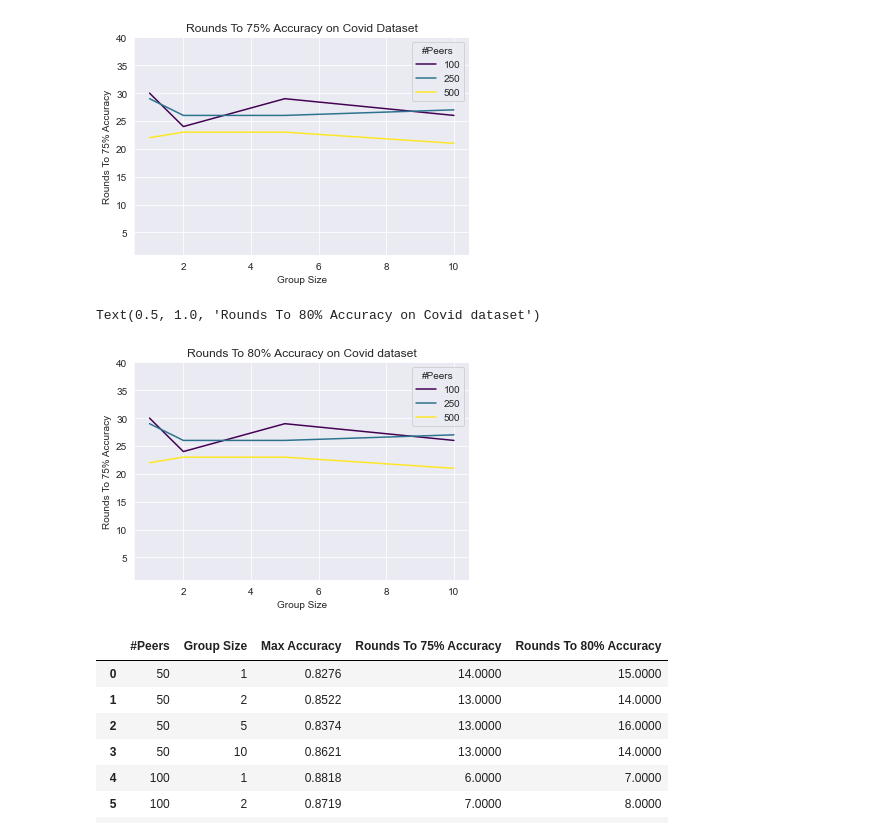
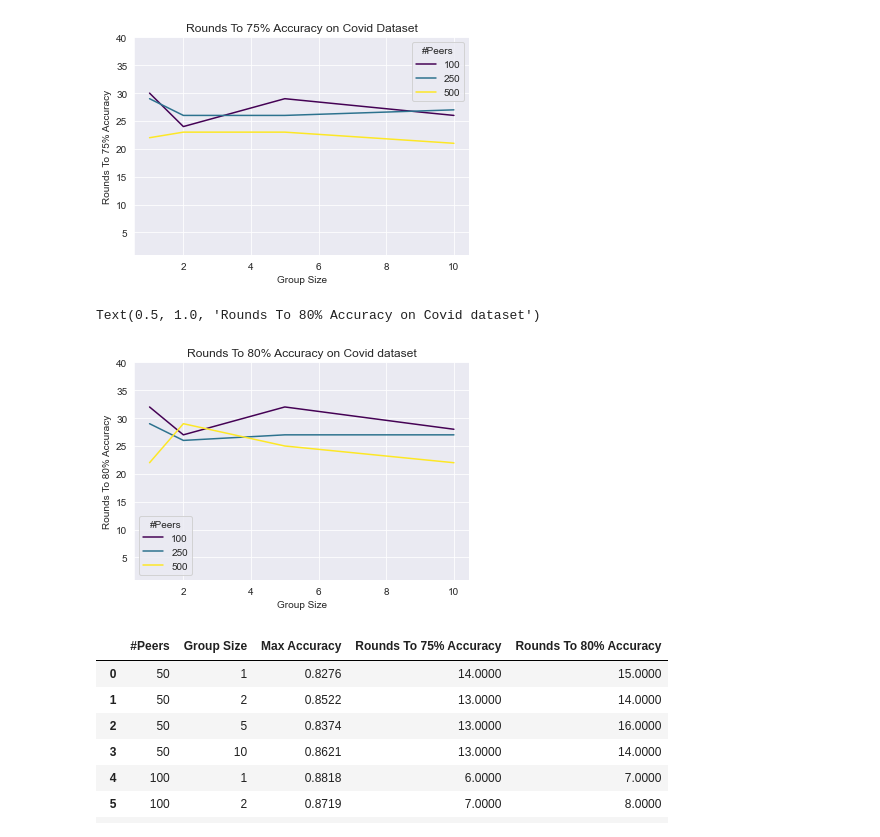
Before and after one commit to AdwaitB/AIC-Project, a Jupyter notebook: plotter.ipynb, the cells around one changed output. Saved outputs shown, nothing was run; the diff lists cells and outputs as text; code cells hidden in the pictures.

Commit message:
Fixup on graphing

```diff
--- a/plotter.ipynb
+++ b/plotter.ipynb
@@ -131,12 +131,12 @@ plt.title("Rounds To 75% Accuracy on Covid Dataset")
 Text(0.5, 1.0, 'Rounds To 75% Accuracy on Covid Dataset')
 [figure]
 # %%
-sns.lineplot(data=df_covid[df_covid['#Peers'] != 1000], x="Group Size", y="Rounds To 75% Accuracy", hue="#Peers", palette=mpl.cm.viridis)
+sns.lineplot(data=df_covid[df_covid['#Peers'] != 1000], x="Group Size", y="Rounds To 80% Accuracy", hue="#Peers", palette=mpl.cm.viridis)
 plt.ylim(1, 40)
 plt.title("Rounds To 80% Accuracy on Covid dataset")
 # %% [output]
 Text(0.5, 1.0, 'Rounds To 80% Accuracy on Covid dataset')
-[figure, old version]
+[figure, new version]
 # %%
 df_fraud = get_metrics(dict_fraud, [0.75, 0.8])
 df_fraud
```
